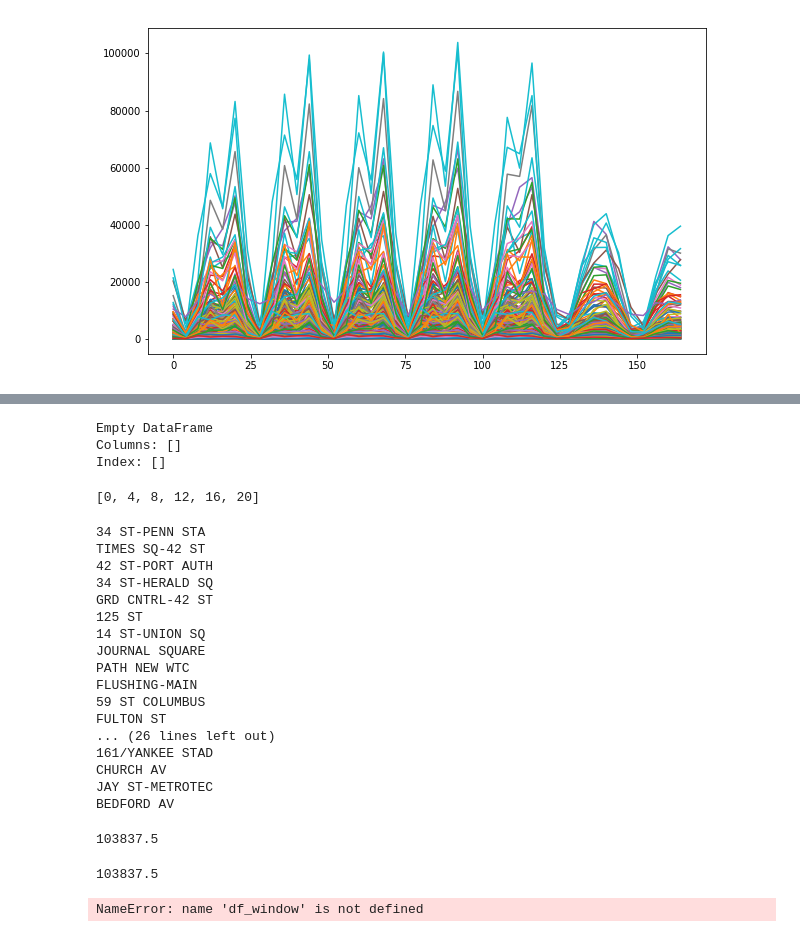
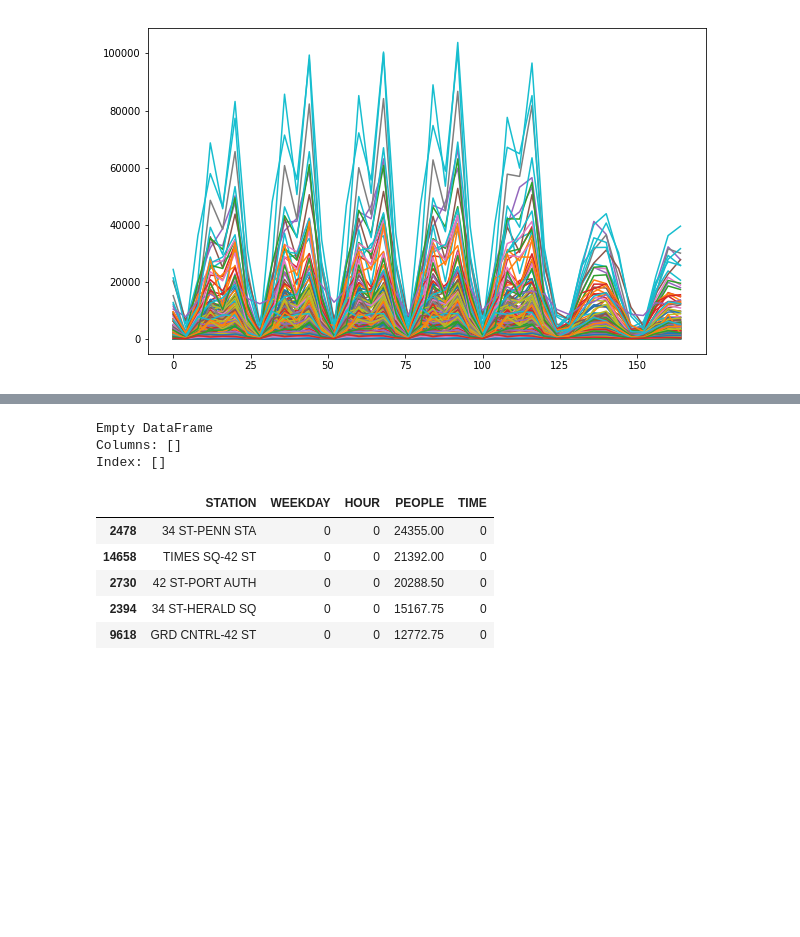
Before and after one commit to mburnamfink/metis_01-Benson, a Jupyter notebook: Benson-Data_Cleaning.ipynb, the cells around one changed output, grey strips where cells are left out. Saved outputs shown, nothing was run; the diff lists cells and outputs as text; code cells hidden in the pictures; blank space fills up the shorter version.

```diff
--- a/Benson-Data_Cleaning.ipynb
+++ b/Benson-Data_Cleaning.ipynb
@@ -220,57 +205,29 @@ Name: 0, dtype: object
 # %%
 #we sort by PEOPLE, stations with the highest flow on top
 df_out.sort_values(by='PEOPLE', ascending=False).sort_values(by=['WEEKDAY', 'HOUR'])
 
 
 #small_df is the top20 stations for any given window
 small_df = pd.DataFrame()
 print(small_df)
 
 for day in (range(7)):
     for hour in range(0, 24, 4):
         top20 = df_out[(df_out.WEEKDAY == day) & (df_out.HOUR == hour)].sort_values(by='PEOPLE', ascending=False)[0:20]
         small_df= pd.concat([small_df, top20])
 
 small_df.head()
-small_df.to_csv('Top20_Benson.csv')
+
+#comment out the file writes
+#small_df.to_csv('Top20_Benson.csv')
+#df_out.to_csv('Tidy_Benson.csv')
 # %% [output]
 Empty DataFrame
 Columns: []
 Index: []
+|  | STATION | WEEKDAY | HOUR | PEOPLE | TIME |
+| 2478 | 34 ST-PENN STA | 0 | 0 | 24355.00 | 0 |
+| 14658 | TIMES SQ-42 ST | 0 | 0 | 21392.00 | 0 |
+| 2730 | 42 ST-PORT AUTH | 0 | 0 | 20288.50 | 0 |
+| 2394 | 34 ST-HERALD SQ | 0 | 0 | 15167.75 | 0 |
+| 9618 | GRD CNTRL-42 ST | 0 | 0 | 12772.75 | 0 |
-# %%
-list(range(0, 24, 4))
-# %% [output]
-[0, 4, 8, 12, 16, 20]
-# %%
-for item in small_df.STATION.unique():
-    print(item)
-# %% [output]
-34 ST-PENN STA
-TIMES SQ-42 ST
-42 ST-PORT AUTH
-34 ST-HERALD SQ
-GRD CNTRL-42 ST
-125 ST
-14 ST-UNION SQ
-JOURNAL SQUARE
-PATH NEW WTC
-FLUSHING-MAIN
-59 ST COLUMBUS
-FULTON ST
-... (26 lines left out)
-161/YANKEE STAD
-CHURCH AV
-JAY ST-METROTEC
-BEDFORD AV
-# %%
-small_df.PEOPLE.max()
-# %% [output]
-103837.5
-# %%
-df_out.PEOPLE.max()
-# %% [output]
-103837.5
-# %%
-df_window['34 ST-PENN STA']
-# %% [output]
-NameError: name 'df_window' is not defined
```
Also changed, not shown: parts of 4 cells of this notebook, 2 other files.
